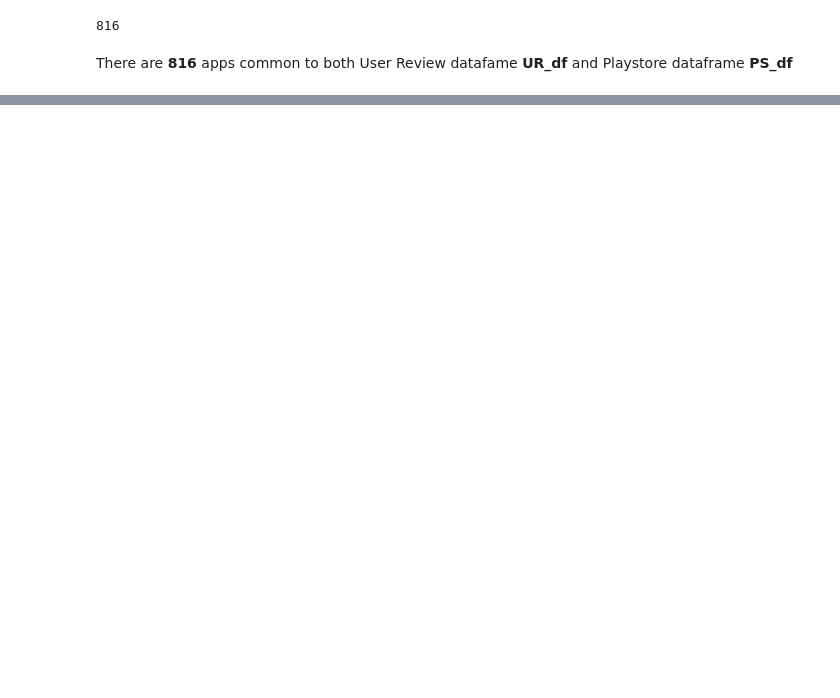
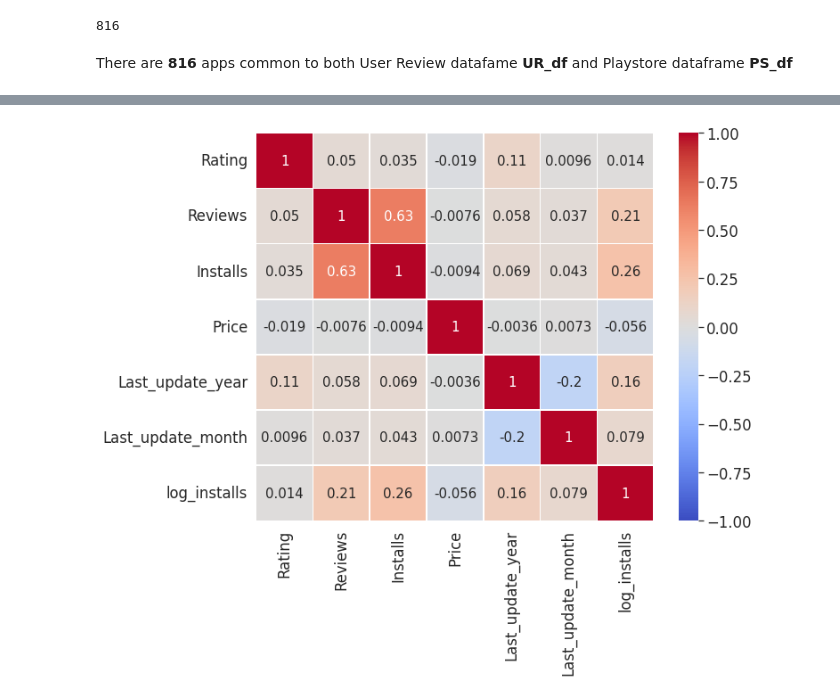
Before and after one commit to RadhikaRM/Playstore-Data-Analysis, a Jupyter notebook: PlayStore_EDA.ipynb, the cells around one changed output, grey strips where cells are left out. Saved outputs shown, nothing was run; the diff lists cells and outputs as text; code cells hidden in the pictures; blank space fills up the shorter version.

```diff
--- a/PlayStore_EDA.ipynb
+++ b/PlayStore_EDA.ipynb
@@ -635,0 +741,7 @@ There are **816** apps common to both User Review datafame **UR_df** and Playsto
+# %%
+#Correlation heatmap of numerical features in Playstore dataset
+plt.figure(figsize = (10,8))
+sns.heatmap(PS_df.corr(),vmin=-1,linewidth=0.5,cmap='coolwarm',annot=True,annot_kws={'size': 15})
+sns.set(font_scale = 1.5 )
+# %% [output]
+[figure, added]
```
Also changed, not shown: parts of 40 cells of this notebook.
